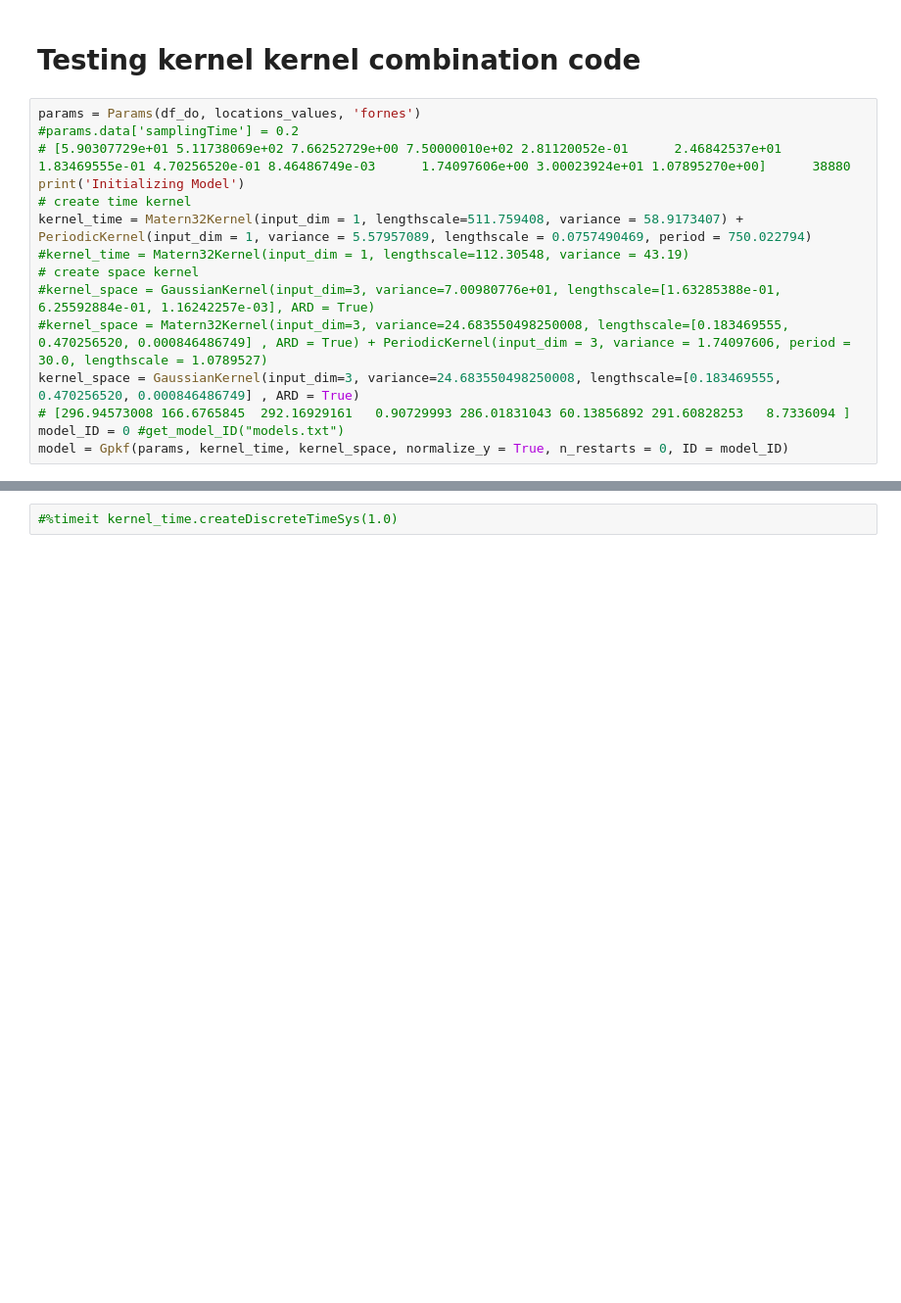
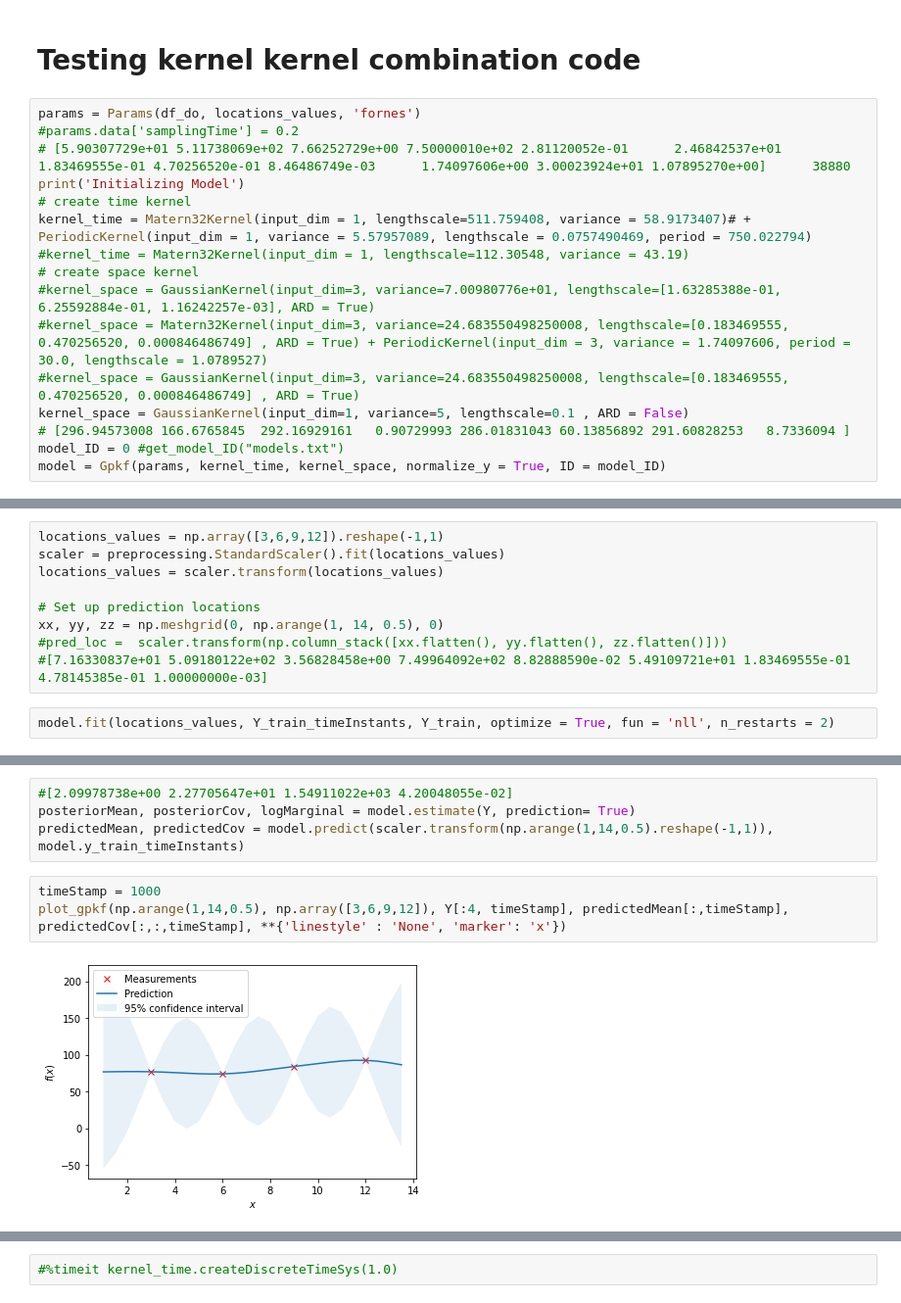
Before and after one commit to larsmmo/Master, a Jupyter notebook: gaussianProcess/GPKF/train.ipynb, the cells around one changed output, grey strips where cells are left out. Shown at 98% size. Saved outputs shown, nothing was run; the diff lists cells and outputs as text; blank space fills up the shorter version.

```diff
--- a/gaussianProcess/GPKF/train.ipynb
+++ b/gaussianProcess/GPKF/train.ipynb
@@ -138,14 +145,15 @@ params = Params(df_do, locations_values, 'fornes')
 # [5.90307729e+01 5.11738069e+02 7.66252729e+00 7.50000010e+02 2.81120052e-01      2.46842537e+01 1.83469555e-01 4.70256520e-01 8.46486749e-03      1.74097606e+00 3.00023924e+01 1.07895270e+00]      38880
 print('Initializing Model')
 # create time kernel
-kernel_time = Matern32Kernel(input_dim = 1, lengthscale=511.759408, variance = 58.9173407) + PeriodicKernel(input_dim = 1, variance = 5.57957089, lengthscale = 0.0757490469, period = 750.022794)
+kernel_time = Matern32Kernel(input_dim = 1, lengthscale=511.759408, variance = 58.9173407)# + PeriodicKernel(input_dim = 1, variance = 5.57957089, lengthscale = 0.0757490469, period = 750.022794)
 #kernel_time = Matern32Kernel(input_dim = 1, lengthscale=112.30548, variance = 43.19)
 # create space kernel
 #kernel_space = GaussianKernel(input_dim=3, variance=7.00980776e+01, lengthscale=[1.63285388e-01, 6.25592884e-01, 1.16242257e-03], ARD = True)
 #kernel_space = Matern32Kernel(input_dim=3, variance=24.683550498250008, lengthscale=[0.183469555, 0.470256520, 0.000846486749] , ARD = True) + PeriodicKernel(input_dim = 3, variance = 1.74097606, period = 30.0, lengthscale = 1.0789527)
-kernel_space = GaussianKernel(input_dim=3, variance=24.683550498250008, lengthscale=[0.183469555, 0.470256520, 0.000846486749] , ARD = True)
+#kernel_space = GaussianKernel(input_dim=3, variance=24.683550498250008, lengthscale=[0.183469555, 0.470256520, 0.000846486749] , ARD = True)
+kernel_space = GaussianKernel(input_dim=1, variance=5, lengthscale=0.1 , ARD = False)
 # [296.94573008 166.6765845  292.16929161   0.90729993 286.01831043 60.13856892 291.60828253   8.7336094 ]
 model_ID = 0 #get_model_ID("models.txt")
-model = Gpkf(params, kernel_time, kernel_space, normalize_y = True, n_restarts = 0, ID = model_ID)
+model = Gpkf(params, kernel_time, kernel_space, normalize_y = True, ID = model_ID)
 # %% [output]
 Using fornes dataset
@@ -153,0 +163,11 @@ Initializing Model
+# %%
+locations_values = np.array([3,6,9,12]).reshape(-1,1)
+scaler = preprocessing.StandardScaler().fit(locations_values)
+locations_values = scaler.transform(locations_values)
+
+# Set up prediction locations
+xx, yy, zz = np.meshgrid(0, np.arange(1, 14, 0.5), 0)
+#pred_loc =  scaler.transform(np.column_stack([xx.flatten(), yy.flatten(), zz.flatten()]))
+#[7.16330837e+01 5.09180122e+02 3.56828458e+00 7.49964092e+02 8.82888590e-02 5.49109721e+01 1.83469555e-01 4.78145385e-01 1.00000000e-03]
+# %%
+model.fit(locations_values, Y_train_timeInstants, Y_train, optimize = True, fun = 'nll', n_restarts = 2)
@@ -153,0 +197,9 @@ Initializing Model
+# %%
+#[2.09978738e+00 2.27705647e+01 1.54911022e+03 4.20048055e-02]
+posteriorMean, posteriorCov, logMarginal = model.estimate(Y, prediction= True)
+predictedMean, predictedCov = model.predict(scaler.transform(np.arange(1,14,0.5).reshape(-1,1)), model.y_train_timeInstants)
+# %%
+timeStamp = 1000
+plot_gpkf(np.arange(1,14,0.5), np.array([3,6,9,12]), Y[:4, timeStamp], predictedMean[:,timeStamp], predictedCov[:,:,timeStamp], **{'linestyle' : 'None', 'marker': 'x'})
+# %% [output]
+[figure, added]
```
Also changed, not shown: parts of 13 cells of this notebook, 11 other files.
